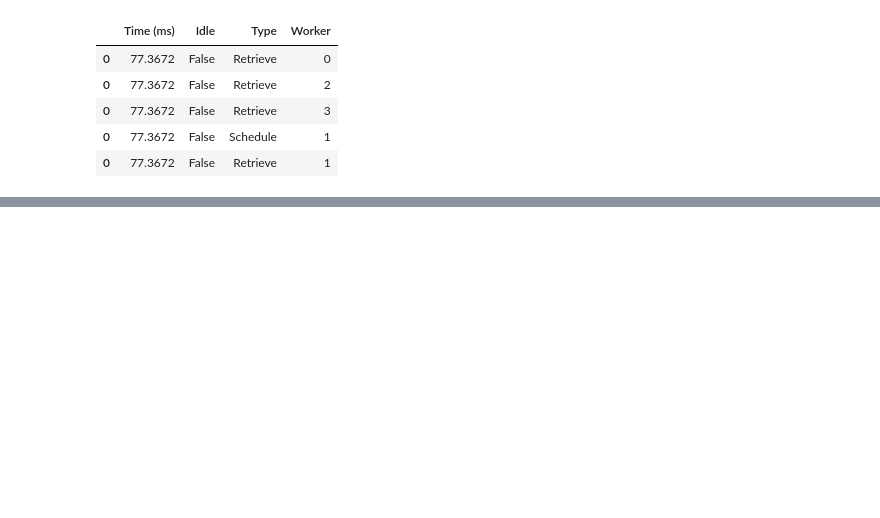
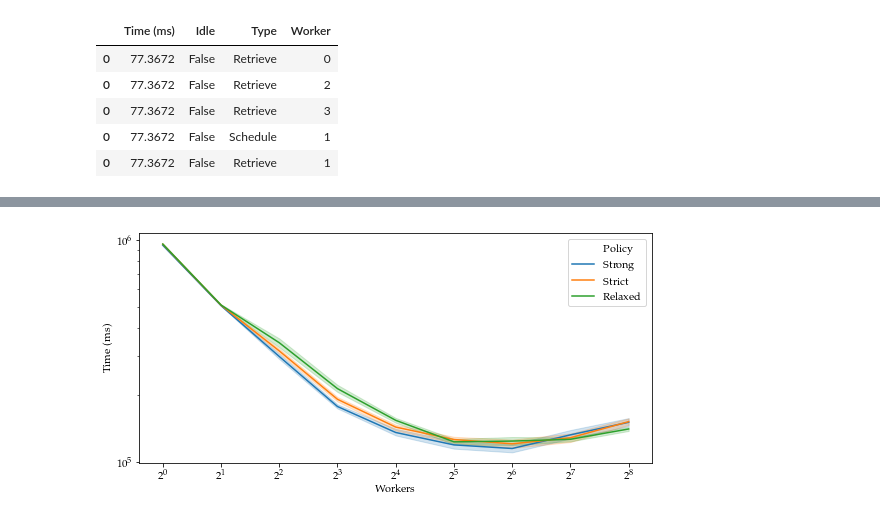
Before and after one commit to flandolfi/SPM-project, a Jupyter notebook: notebooks/analysis.ipynb, the cells around one changed output, grey strips where cells are left out. Saved outputs shown, nothing was run; the diff lists cells and outputs as text; code cells hidden in the pictures; blank space fills up the shorter version.

```diff
--- a/notebooks/analysis.ipynb
+++ b/notebooks/analysis.ipynb
@@ -16,6 +16,9 @@ warnings.filterwarnings('ignore')
 rc('text', usetex=True)
 rc('font',**{'family':'serif','serif':['Palatino'], 'size': 11})
 CSV_PATH = "./data/P4_N4096000_STRONG_LOCAL/"
+FW_PATH = "./data/framework_comparison/"
+POL_PATH = "./data/policy_comparison/"
+GLOB_PATH = "./data/global_queue/"
 # %%
 files = os.listdir(CSV_PATH)
 forks = pd.concat([pd.read_csv(os.path.join(CSV_PATH, f)) for f in files if f.startswith("S0") and f.endswith(".csv")])
@@ -233,0 +371,11 @@ plt.show()
+# %%
+dfs = []
+files = [ f for f in os.listdir(POL_PATH) if f.endswith('.csv')]
+
+for f in files:
+    df = pd.read_csv(os.path.join(POL_PATH, f))
+    df['Policy'] = os.path.splitext(f)[0]
+    dfs.append(df)
+
+sp = pd.concat(dfs)
+sp.head()
@@ -233,0 +389,5 @@ plt.show()
+# %%
+avg = sp[sp.Workers == 1].groupby('Policy')['Time (ms)'].mean()
+
+sp['Scalability'] = avg[sp.Policy].values / sp['Time (ms)'].values
+sp.groupby(['Workers', 'Policy']).describe()
@@ -233,0 +414,13 @@ plt.show()
+# %%
+fig, ax = plt.subplots(figsize=(8, 4))
+
+sns.lineplot(data=sp, x='Workers', y='Time (ms)', hue='Policy', ax=ax)
+
+ax.set_xscale('log', basex=2)
+ax.set_yscale('log', basey=10)
+
+plt.tight_layout()
+plt.savefig("../report/figures/time_policy.pdf", format='pdf', bbox_inches='tight')
+plt.show()
+# %% [output]
+[figure, added]
```
Also changed, not shown: parts of 17 cells of this notebook.
